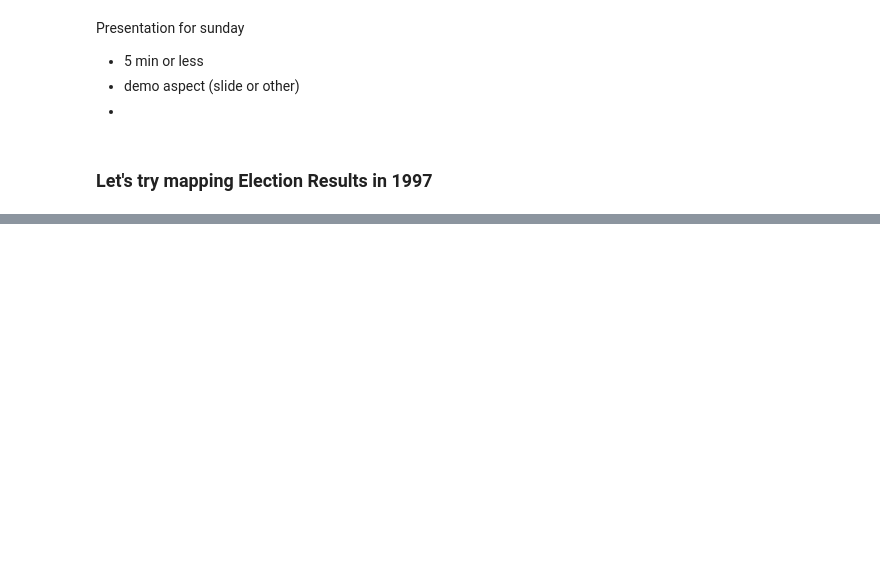
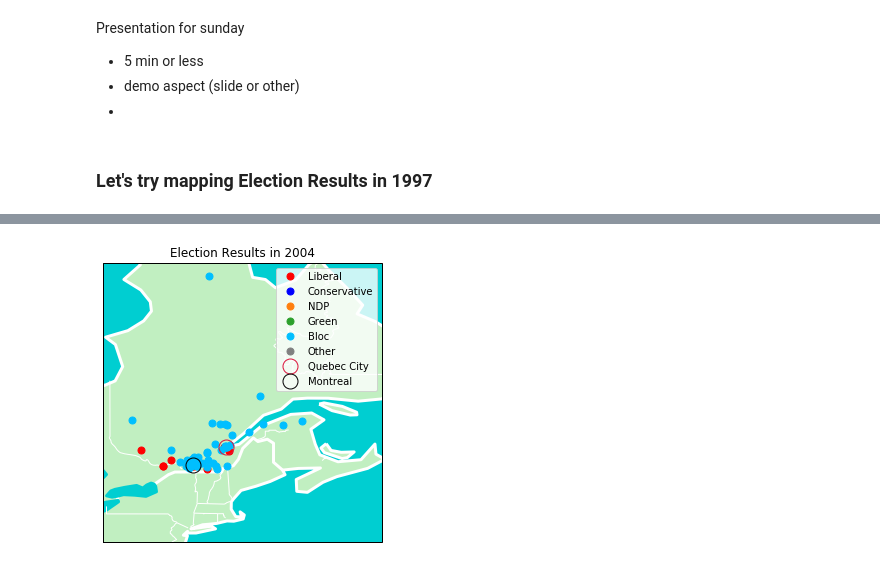
Before and after one commit to zpleunis/ai_climate_hackathon, a Jupyter notebook: map-visualization.ipynb, the cells around one changed output, grey strips where cells are left out. Saved outputs shown, nothing was run; the diff lists cells and outputs as text; code cells hidden in the pictures; blank space fills up the shorter version.

```diff
--- a/map-visualization.ipynb
+++ b/map-visualization.ipynb
@@ -187,0 +229,60 @@ plt.ylim(44, 44+15)
+# %%
+dfq2004 = dfqUnique[dfqUnique['Election Date'].str.contains('2004')]
+elected = []
+for row in dfq2004['Results']:
+    elected.append(np.argmax(row))
+
+dfq2004['elected'] = elected
+
+# divide winning parties
+dfq2004_0 = dfq2004[dfq2004['elected']==0]
+dfq2004_1 = dfq2004[dfq2004['elected']==1]
+dfq2004_2 = dfq2004[dfq2004['elected']==2]
+dfq2004_3 = dfq2004[dfq2004['elected']==3]
+dfq2004_4 = dfq2004[dfq2004['elected']==4]
+dfq2004_5 = dfq2004[dfq2004['elected']==5]
+
+lat_0, lon_0 = dfq2004_0['lat'].values, dfq2004_0['lon'].values
+lat_1, lon_1 = dfq2004_1['lat'].values, dfq2004_1['lon'].values
+lat_2, lon_2 = dfq2004_2['lat'].values, dfq2004_2['lon'].values
+lat_3, lon_3 = dfq2004_3['lat'].values, dfq2004_3['lon'].values
+lat_4, lon_4 = dfq2004_4['lat'].values, dfq2004_4['lon'].values
+lat_5, lon_5 = dfq2004_5['lat'].values, dfq2004_5['lon'].values
+
+fig = plt.figure(figsize=(5,10))
+ax  = fig.add_subplot(1, 1, 1,
+                     projection=ccrs.PlateCarree())
+ax.set_title('Election Results in 2004')
+ax.plot(lon_0, lat_0, '.', markersize=14,color='red', label='Liberal')
+ax.plot(lon_1, lat_1, '.', markersize=14,color='blue', label='Conservative')
+ax.plot(lon_2, lat_2, '.', markersize=14,color='C1', label='NDP')
+ax.plot(lon_3, lat_3, '.', markersize=14,color='C2', label='Green')
+ax.plot(lon_4, lat_4, '.', markersize=14,color='deepskyblue', label='Bloc')
+ax.plot(lon_5, lat_5, '.', markersize=14,color='gray', label='Other')
+#ax.stock_img()
+
+# Create a feature for States/Admin 1 regions at 1:50m from Natural Earth
+states_provinces = cfeature.NaturalEarthFeature(
+        category='cultural',
+        name='admin_1_states_provinces_lines',
+        scale='50m',
+        facecolor='none')
+ax.add_feature(cfeature.LAND, color='limegreen', alpha=0.3)
+ax.add_feature(cfeature.COASTLINE, edgecolor='white', linewidth=3)
+ax.add_feature(cfeature.BORDERS, edgecolor='white', linewidth=3)
+ax.add_feature(cfeature.OCEAN, color='darkturquoise')
+ax.add_feature(cfeature.LAKES, color='darkturquoise', edgecolor='white', linewidth=3)
+ax.add_feature(states_provinces, edgecolor='white')
+
+ax.plot(-71.2080, 46.8139,'o', markersize=15, fillstyle='none', color='crimson', label='Quebec City')
+ax.plot(-73.5673, 45.5017,'o', markersize=15, fillstyle='none', color='black', label='Montreal')
+#ax.text(46.8139, 71.2080° W'Quebec City')
+
+ax.set_xlim(-80,-60)
+ax.set_ylim(40,60)
+ax.legend(loc=1)
+fig.savefig('maps_results/election_results_2004.png',bbox_inches='tight')
+
+#dfq2004
+# %% [output]
+[figure, added]
```
Also changed, not shown: parts of 12 cells of this notebook, 11 other files.
